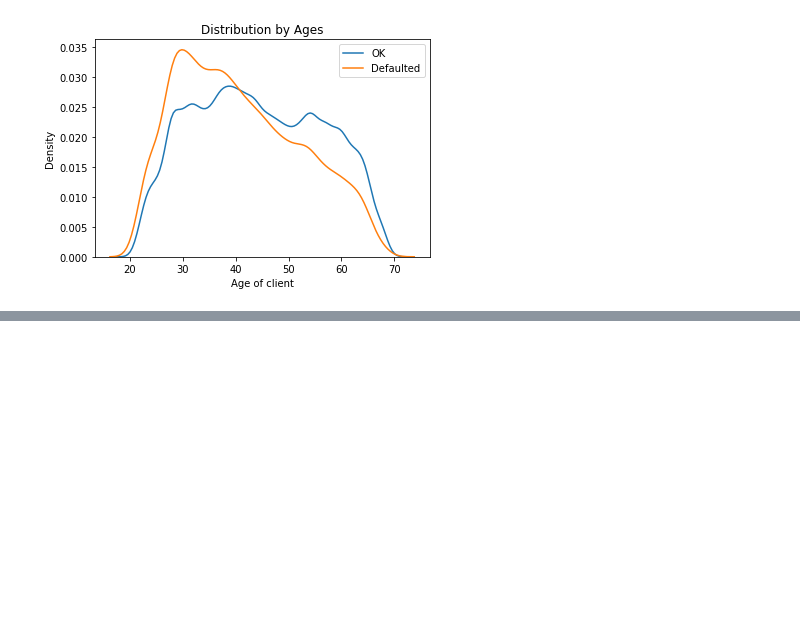
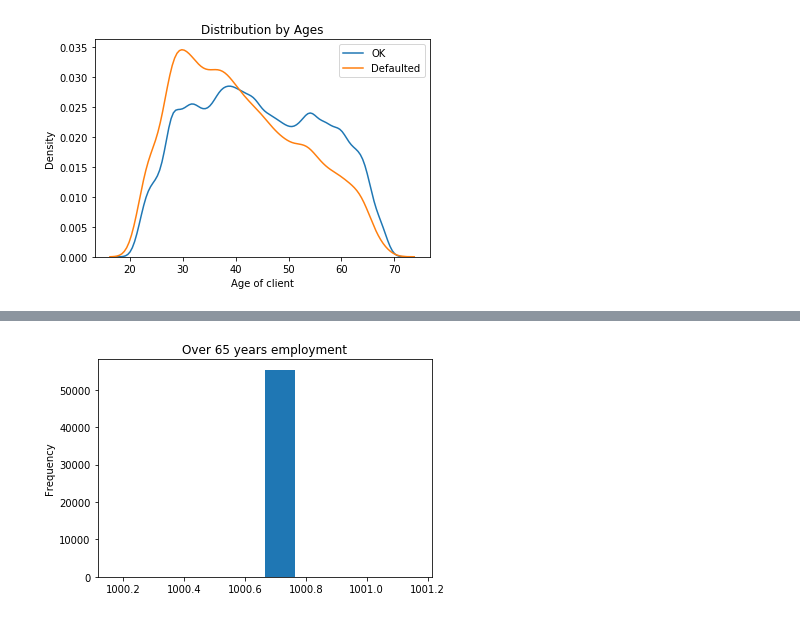
Before and after one commit to Naihan/TCDS, a Jupyter notebook: loans_for_submit.ipynb, the cells around one changed output, grey strips where cells are left out. Cells and saved outputs as stored; diff of their text form; code cells hidden in the pictures; blank space fills up the shorter version.

```diff
--- a/loans_for_submit.ipynb
+++ b/loans_for_submit.ipynb
@@ -213,0 +299,6 @@ sns.boxplot(y=master_df['DAYS_BIRTH']/365,x=master_df['TARGET'])
+# %%
+#clearly there is an outlier because no one works for 1000 years.
+# lets see who works over 65 yers
+(master_df['DAYS_EMPLOYED'] /365).where(master_df['DAYS_EMPLOYED'] > 65).plot.hist(title = 'Over 65 years employment');
+# %% [output]
+[figure, added]
```
Also changed, not shown: parts of 15 cells of this notebook.
